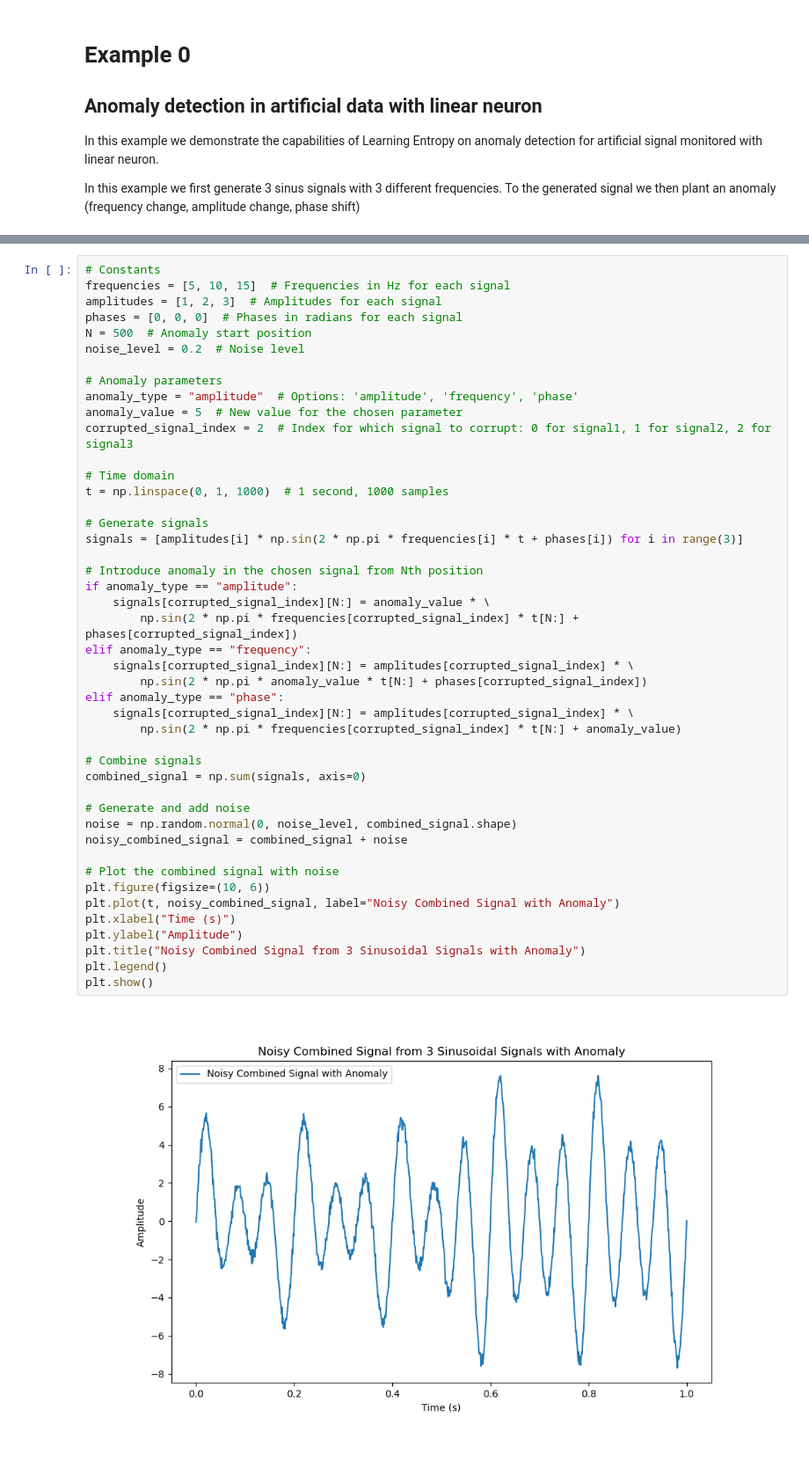
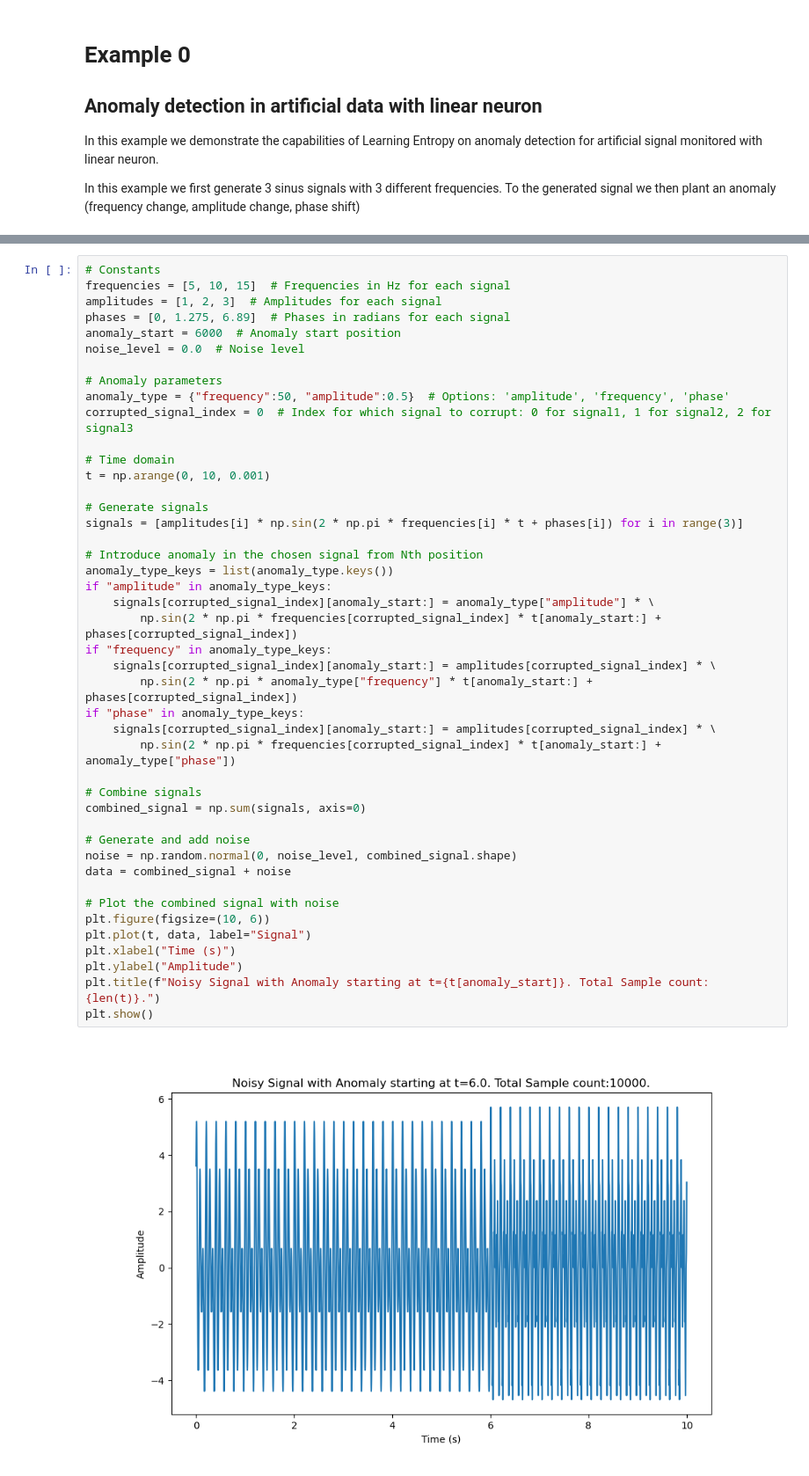
Before and after one commit to carnosi/AISLEX, a Jupyter notebook: examples/Example_0_artificial_data_linear_neuron.ipynb, the cells around one changed output, grey strips where cells are left out. Shown: that part at 88% size. Drawn from its saved outputs; the diff is of its cells as text.

```diff
--- a/examples/Example_0_artificial_data_linear_neuron.ipynb
+++ b/examples/Example_0_artificial_data_linear_neuron.ipynb
@@ -20,47 +26,46 @@ c:\GitRepos\JAX_accelerated_LE
 # %%
 # Constants
 frequencies = [5, 10, 15]  # Frequencies in Hz for each signal
 amplitudes = [1, 2, 3]  # Amplitudes for each signal
-phases = [0, 0, 0]  # Phases in radians for each signal
-N = 500  # Anomaly start position
-noise_level = 0.2  # Noise level
+phases = [0, 1.275, 6.89]  # Phases in radians for each signal
+anomaly_start = 6000  # Anomaly start position
+noise_level = 0.0  # Noise level
 
 # Anomaly parameters
-anomaly_type = "amplitude"  # Options: 'amplitude', 'frequency', 'phase'
-anomaly_value = 5  # New value for the chosen parameter
-corrupted_signal_index = 2  # Index for which signal to corrupt: 0 for signal1, 1 for signal2, 2 for signal3
+anomaly_type = {"frequency":50, "amplitude":0.5}  # Options: 'amplitude', 'frequency', 'phase'
+corrupted_signal_index = 0  # Index for which signal to corrupt: 0 for signal1, 1 for signal2, 2 for signal3
 
 # Time domain
-t = np.linspace(0, 1, 1000)  # 1 second, 1000 samples
+t = np.arange(0, 10, 0.001)
 
 # Generate signals
 signals = [amplitudes[i] * np.sin(2 * np.pi * frequencies[i] * t + phases[i]) for i in range(3)]
 
 # Introduce anomaly in the chosen signal from Nth position
-if anomaly_type == "amplitude":
-    signals[corrupted_signal_index][N:] = anomaly_value * \
-        np.sin(2 * np.pi * frequencies[corrupted_signal_index] * t[N:] + phases[corrupted_signal_index])
-elif anomaly_type == "frequency":
-    signals[corrupted_signal_index][N:] = amplitudes[corrupted_signal_index] * \
-        np.sin(2 * np.pi * anomaly_value * t[N:] + phases[corrupted_signal_index])
-elif anomaly_type == "phase":
-    signals[corrupted_signal_index][N:] = amplitudes[corrupted_signal_index] * \
-        np.sin(2 * np.pi * frequencies[corrupted_signal_index] * t[N:] + anomaly_value)
+anomaly_type_keys = list(anomaly_type.keys())
+if "amplitude" in anomaly_type_keys:
+    signals[corrupted_signal_index][anomaly_start:] = anomaly_type["amplitude"] * \
+        np.sin(2 * np.pi * frequencies[corrupted_signal_index] * t[anomaly_start:] + phases[corrupted_signal_index])
+if "frequency" in anomaly_type_keys:
+    signals[corrupted_signal_index][anomaly_start:] = amplitudes[corrupted_signal_index] * \
+        np.sin(2 * np.pi * anomaly_type["frequency"] * t[anomaly_start:] + phases[corrupted_signal_index])
+if "phase" in anomaly_type_keys:
+    signals[corrupted_signal_index][anomaly_start:] = amplitudes[corrupted_signal_index] * \
+        np.sin(2 * np.pi * frequencies[corrupted_signal_index] * t[anomaly_start:] + anomaly_type["phase"])
 
 # Combine signals
 combined_signal = np.sum(signals, axis=0)
 
 # Generate and add noise
 noise = np.random.normal(0, noise_level, combined_signal.shape)
-noisy_combined_signal = combined_signal + noise
+data = combined_signal + noise
 
 # Plot the combined signal with noise
 plt.figure(figsize=(10, 6))
-plt.plot(t, noisy_combined_signal, label="Noisy Combined Signal with Anomaly")
+plt.plot(t, data, label="Signal")
 plt.xlabel("Time (s)")
 plt.ylabel("Amplitude")
-plt.title("Noisy Combined Signal from 3 Sinusoidal Signals with Anomaly")
-plt.legend()
+plt.title(f"Noisy Signal with Anomaly starting at t={t[anomaly_start]}. Total Sample count:{len(t)}.")
 plt.show()
 # %% [output]
-[figure, old version]
+[figure, new version]
```
Also changed, not shown: parts of 12 cells of this notebook, 2 other files.
